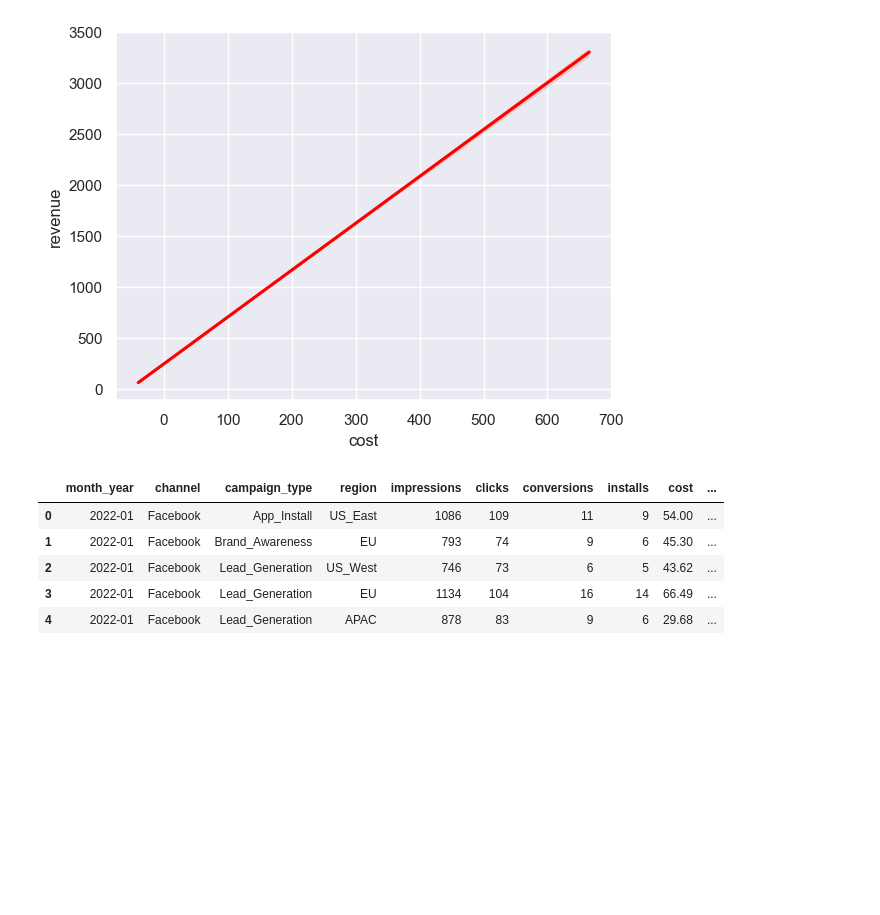
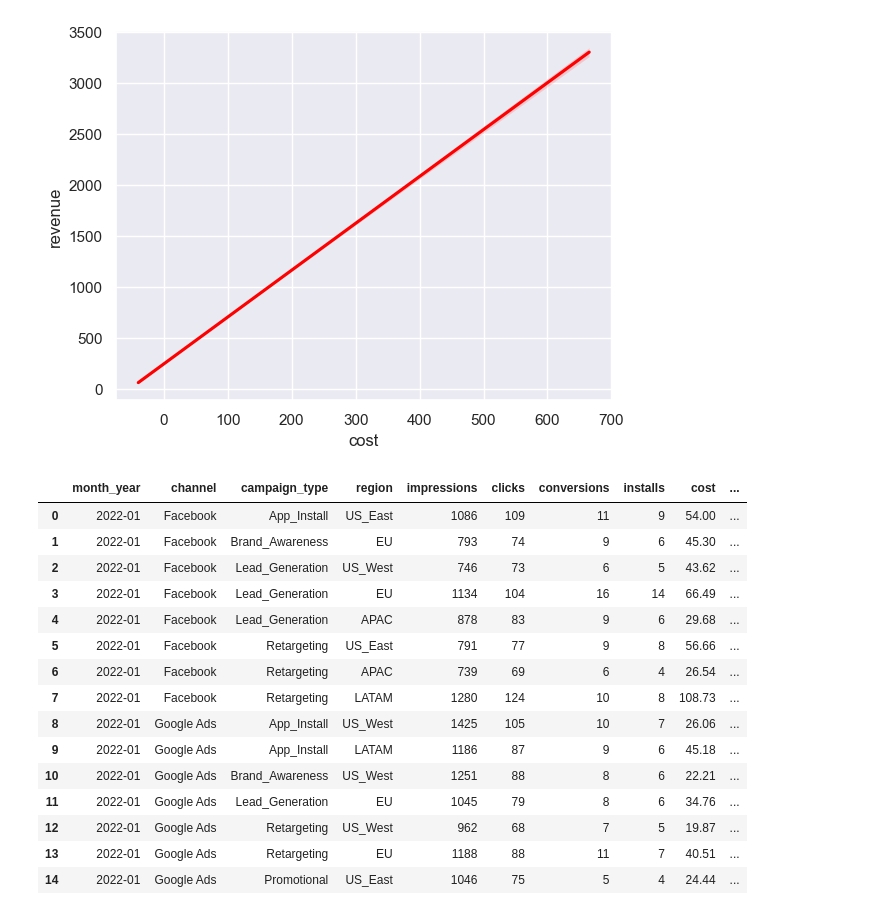
Before and after one commit to rakeshtparayil/marketing_analytics, a Jupyter notebook: marketing_new.ipynb, the cells around one changed output. Cells and saved outputs as stored; diff of their text form; code cells hidden in the pictures; blank space fills up the shorter version.

```diff
--- a/marketing_new.ipynb
+++ b/marketing_new.ipynb
@@ -429,11 +429,21 @@ sns.regplot(data=mktg, x='cost', y='revenue', scatter=False, color='red')
 <Axes: xlabel='cost', ylabel='revenue'>
 [figure]
 # %%
-mktg.head(5)
+mktg.head(15)
 # %% [output]
 |  | month_year | channel | campaign_type | region | impressions | clicks | conversions | installs | cost | ... |
 | 0 | 2022-01 | Facebook | App_Install | US_East | 1086 | 109 | 11 | 9 | 54.00 | ... |
 | 1 | 2022-01 | Facebook | Brand_Awareness | EU | 793 | 74 | 9 | 6 | 45.30 | ... |
 | 2 | 2022-01 | Facebook | Lead_Generation | US_West | 746 | 73 | 6 | 5 | 43.62 | ... |
 | 3 | 2022-01 | Facebook | Lead_Generation | EU | 1134 | 104 | 16 | 14 | 66.49 | ... |
 | 4 | 2022-01 | Facebook | Lead_Generation | APAC | 878 | 83 | 9 | 6 | 29.68 | ... |
+| 5 | 2022-01 | Facebook | Retargeting | US_East | 791 | 77 | 9 | 8 | 56.66 | ... |
+| 6 | 2022-01 | Facebook | Retargeting | APAC | 739 | 69 | 6 | 4 | 26.54 | ... |
+| 7 | 2022-01 | Facebook | Retargeting | LATAM | 1280 | 124 | 10 | 8 | 108.73 | ... |
+| 8 | 2022-01 | Google Ads | App_Install | US_West | 1425 | 105 | 10 | 7 | 26.06 | ... |
+| 9 | 2022-01 | Google Ads | App_Install | LATAM | 1186 | 87 | 9 | 6 | 45.18 | ... |
+| 10 | 2022-01 | Google Ads | Brand_Awareness | US_West | 1251 | 88 | 8 | 6 | 22.21 | ... |
+| 11 | 2022-01 | Google Ads | Lead_Generation | EU | 1045 | 79 | 8 | 6 | 34.76 | ... |
+| 12 | 2022-01 | Google Ads | Retargeting | US_West | 962 | 68 | 7 | 5 | 19.87 | ... |
+| 13 | 2022-01 | Google Ads | Retargeting | EU | 1188 | 88 | 11 | 7 | 40.51 | ... |
+| 14 | 2022-01 | Google Ads | Promotional | US_East | 1046 | 75 | 5 | 4 | 24.44 | ... |
```
